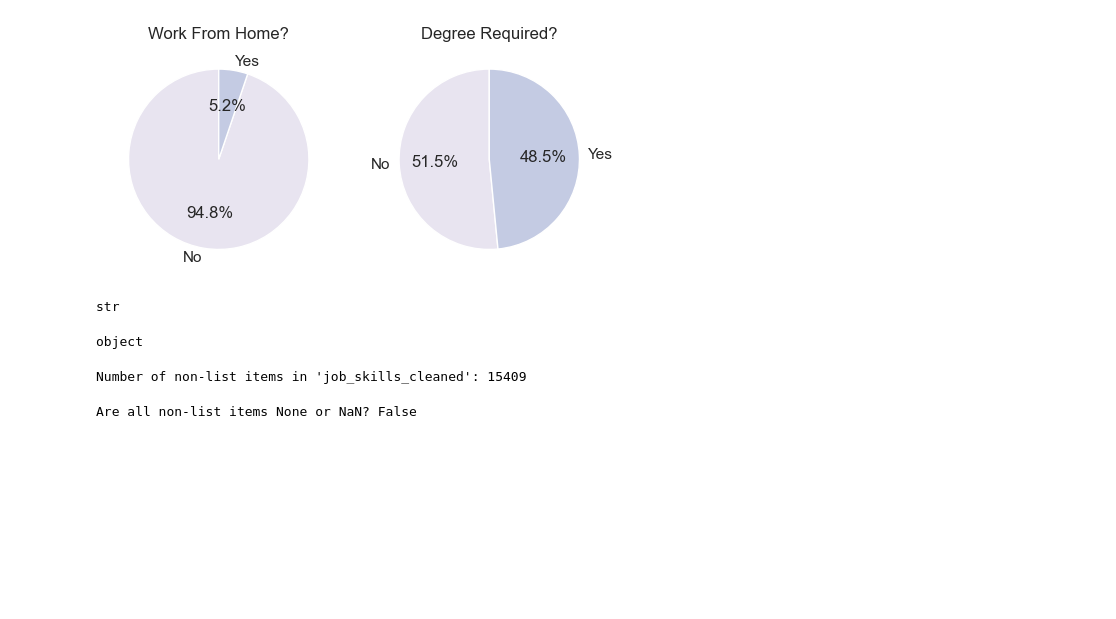
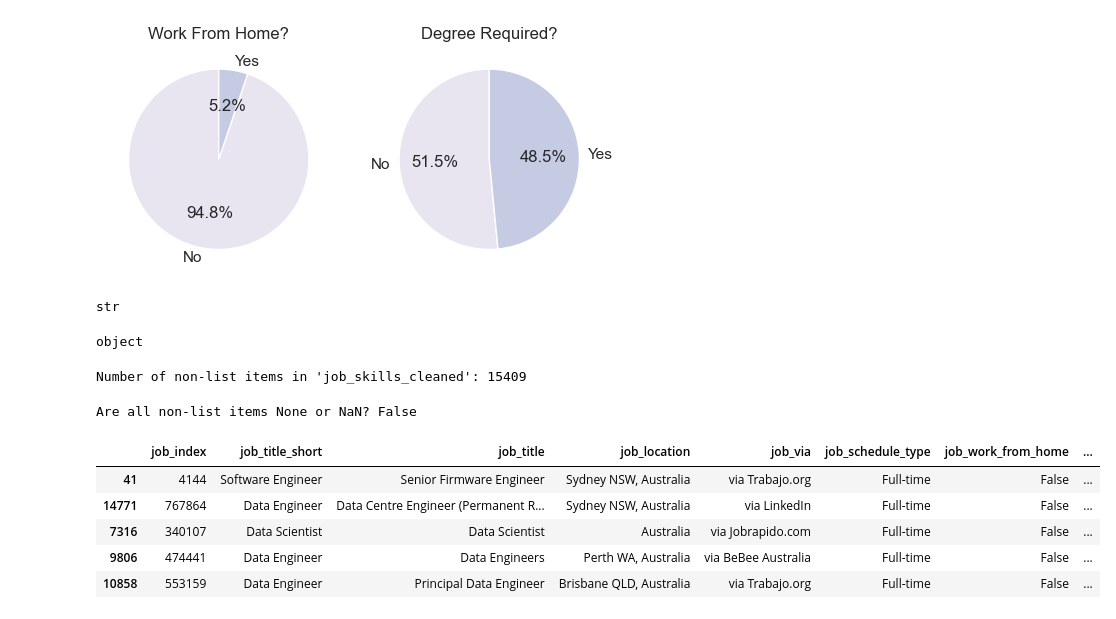
Before and after one commit to gayanadasooriya/Data-Job-Skills-Analysis-, a Jupyter notebook: python_project/python_project.ipynb, the cells around one changed output. Cells and saved outputs as stored; diff of their text form; code cells hidden in the pictures; blank space fills up the shorter version.

```diff
--- a/python_project/python_project.ipynb
+++ b/python_project/python_project.ipynb
@@ -216,3 +216,12 @@ all_none_or_nan = non_list_items.apply(lambda x: pd.isna(x)).all()
 print(f"Are all non-list items None or NaN? {all_none_or_nan}")
 # %% [output]
 Are all non-list items None or NaN? False
+# %%
+df_anz.sample(5)
+# %% [output]
+|  | job_index | job_title_short | job_title | job_location | job_via | job_schedule_type | job_work_from_home | ... |
+| 41 | 4144 | Software Engineer | Senior Firmware Engineer | Sydney NSW, Australia | via Trabajo.org | Full-time | False | ... |
+| 14771 | 767864 | Data Engineer | Data Centre Engineer (Permanent R... | Sydney NSW, Australia | via LinkedIn | Full-time | False | ... |
+| 7316 | 340107 | Data Scientist | Data Scientist | Australia | via Jobrapido.com | Full-time | False | ... |
+| 9806 | 474441 | Data Engineer | Data Engineers | Perth WA, Australia | via BeBee Australia | Full-time | False | ... |
+| 10858 | 553159 | Data Engineer | Principal Data Engineer | Brisbane QLD, Australia | via Trabajo.org | Full-time | False | ... |
```
Also changed, not shown: parts of 2 cells of this notebook, 1 other file.
